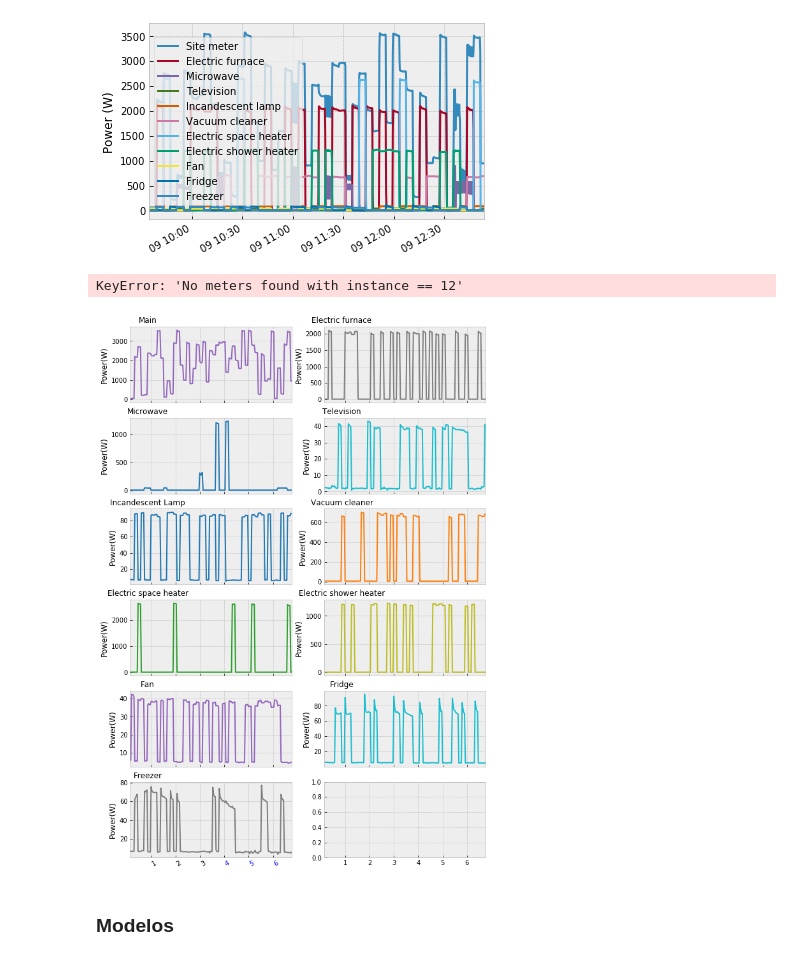
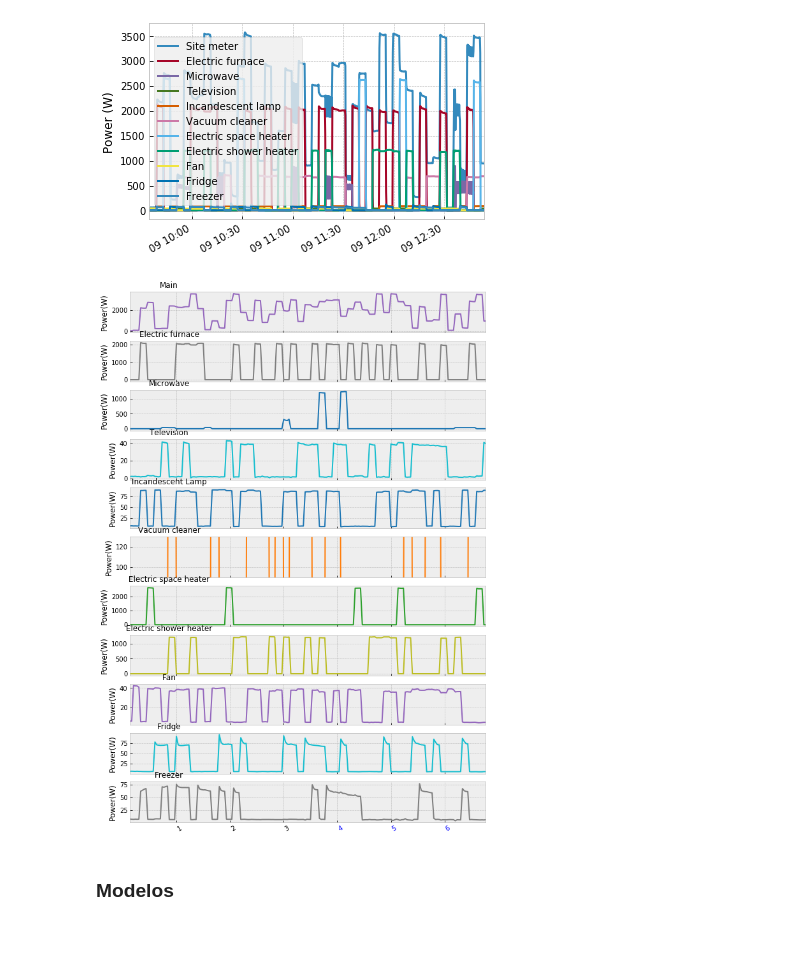
Before and after one commit to crn565/DSUALM10H_OZM, a Jupyter notebook: 5- ENTRENAMIENTO.ipynb, the cells around one changed output. Saved outputs shown, nothing was run; the diff lists cells and outputs as text; code cells hidden in the pictures.

```diff
--- a/5- ENTRENAMIENTO.ipynb
+++ b/5- ENTRENAMIENTO.ipynb
@@ -69,34 +57,31 @@ train_elec.plot()
 # %%
 rcParams['figure.figsize'] = (10, 17)
 
-fig, ((ax1, ax2),(ax3, ax4),(ax5, ax6),(ax7,ax8),(ax9,ax10),(ax11,ax12)) = plt.subplots(6, 2, sharex=True,
+fig, ((ax1, ax2,ax3, ax4,ax5, ax6,ax7,ax8,ax9,ax10,ax11)) = plt.subplots(11,1, sharex=True,
                                                        gridspec_kw={'hspace': 0.2, 'wspace': 0.2})
 #colores
 colors=['tab:blue','tab:orange','tab:green','tab:olive','tab:purple','tab:cyan','tab:grey','tab:brown','tab:red','tab:pink','tab:purple','tab:gray','tab:blue','tab:cyan']
 m=1
 
 
 for ax in fig.get_axes():
     next(train_elec[m].load(ac_type='active', sample_period=60,
                             resample_kwargs={'how':'first'})).plot(ax=ax, legend=False, color=colors[m-5])
     ax.set_ylabel('Power(W)')
     ax1.set_ylim(auto=True)
     ax.minorticks_off()
     ax.set_xticklabels(labels=['1','2','3','4','5','6','7','8'], ha ='left')
     ax.set_title(labels['Meters'][m-1], fontsize=12).set_position([.11, 1])
     c=['k','k','k','b','b','b','k','k']
     [t.set_color(i) for (i,t) in zip(c, ax.xaxis.get_ticklabels())]
     m=m+1
 
 ax6.set_ylim(90,130)
 plt.savefig('./data/images/4.1_Plot_train.svg', bbox_inches='tight', transparent=True)
 plt.show()
 pass
-
-# APARECE UN ERROR MINIMO POR LA PRESENTACION DE 6X2 AL TENER SOLO 11 ELEMENTOS
 # %% [output]
-KeyError: 'No meters found with instance == 12'
-[figure, old version]
+[figure, new version]
 # %% [markdown]
 ### Modelos
 # %% [markdown]
```
Also changed, not shown: parts of 11 cells of this notebook, 6 other files.
